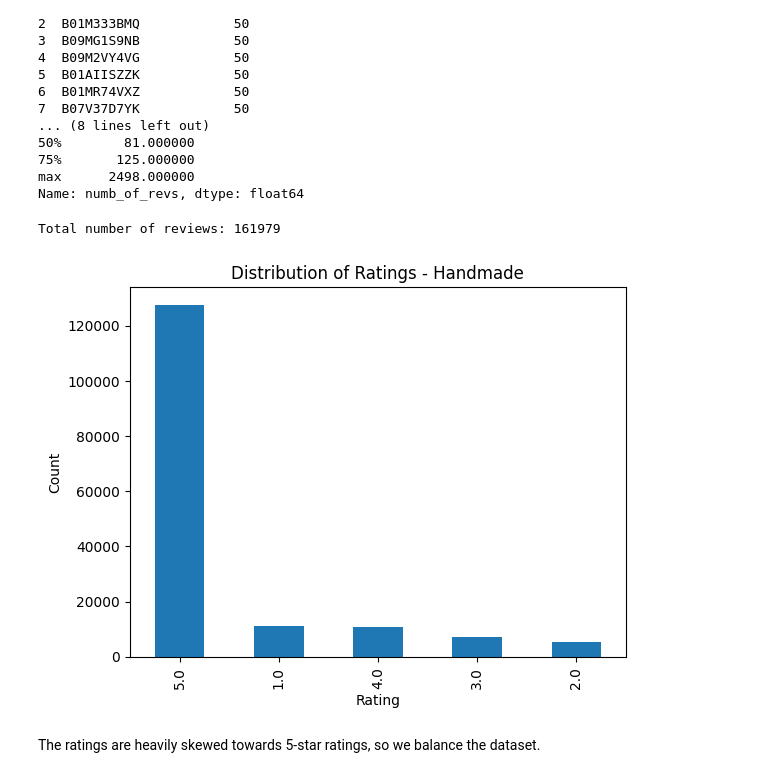
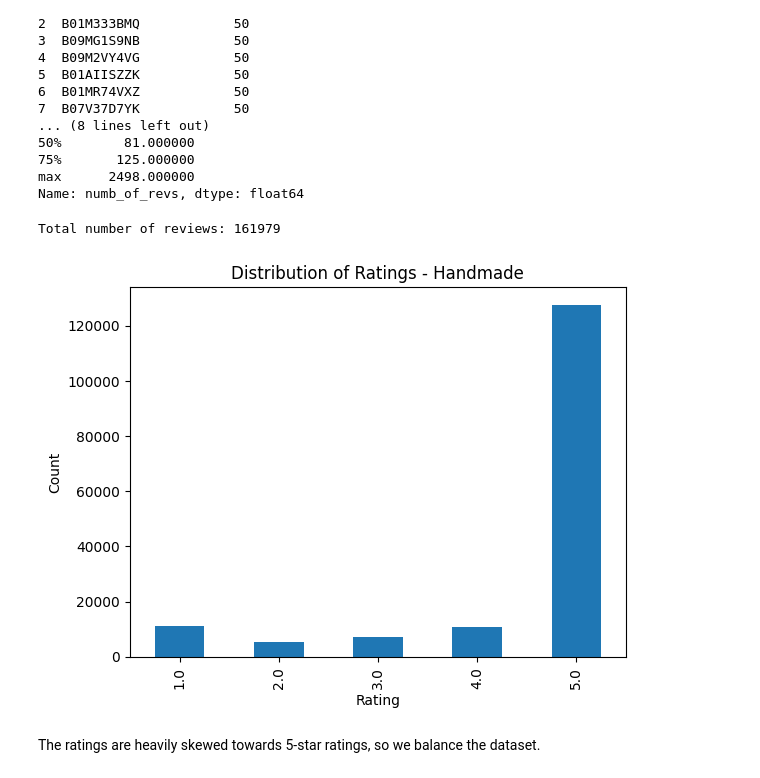
Before and after one commit to emilyguancamole/product-sentiment, a Jupyter notebook: eda.ipynb, the cells around one changed output. Drawn from its saved outputs; the diff is of its cells as text; code cells hidden in the pictures.

```diff
--- a/eda.ipynb
+++ b/eda.ipynb
@@ -79,14 +79,14 @@ Name: numb_of_revs, dtype: float64
 # %%
 # Distribution of ratings
 print(f"Total number of reviews: {len(reviews_handmade)}")
-reviews_handmade['rating'].value_counts().plot(kind='bar')
+reviews_handmade['rating'].value_counts().sort_index().plot(kind='bar')
 plt.title('Distribution of Ratings - Handmade')
 plt.xlabel('Rating')
 plt.ylabel('Count')
 plt.show()
 # %% [output]
 Total number of reviews: 161979
-[figure, old version]
+[figure, new version]
 # %% [markdown]
 The ratings are heavily skewed towards 5-star ratings, so we balance the dataset.
 # %%
```
Also changed, not shown: 2 other files.
